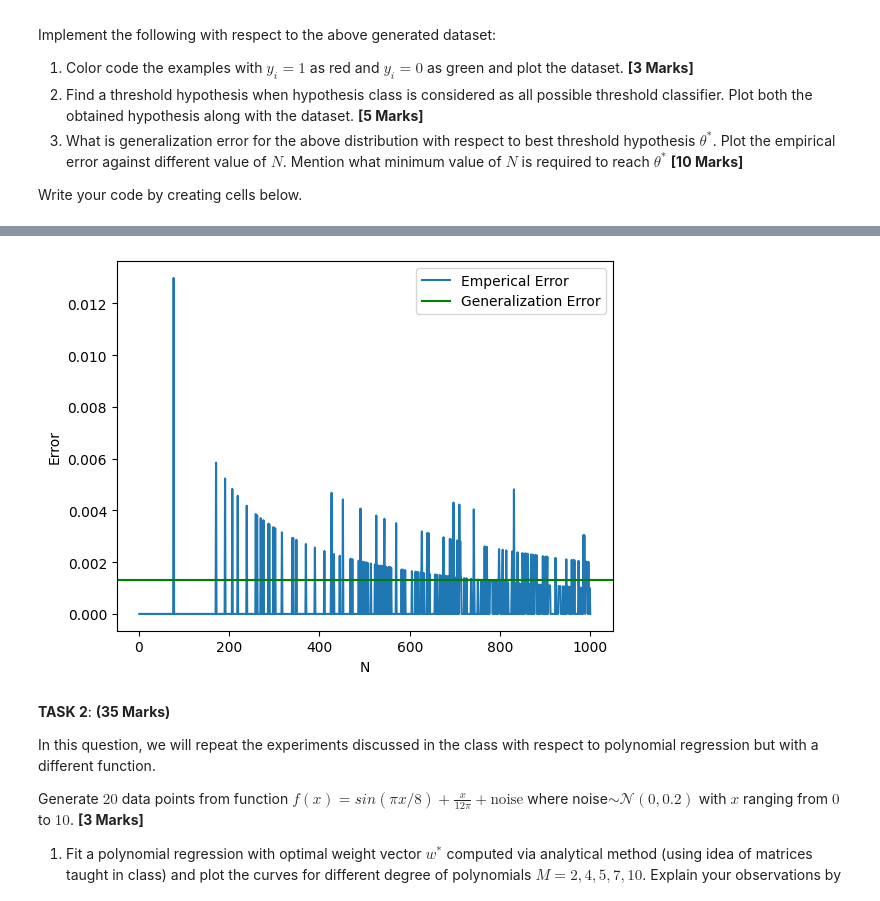
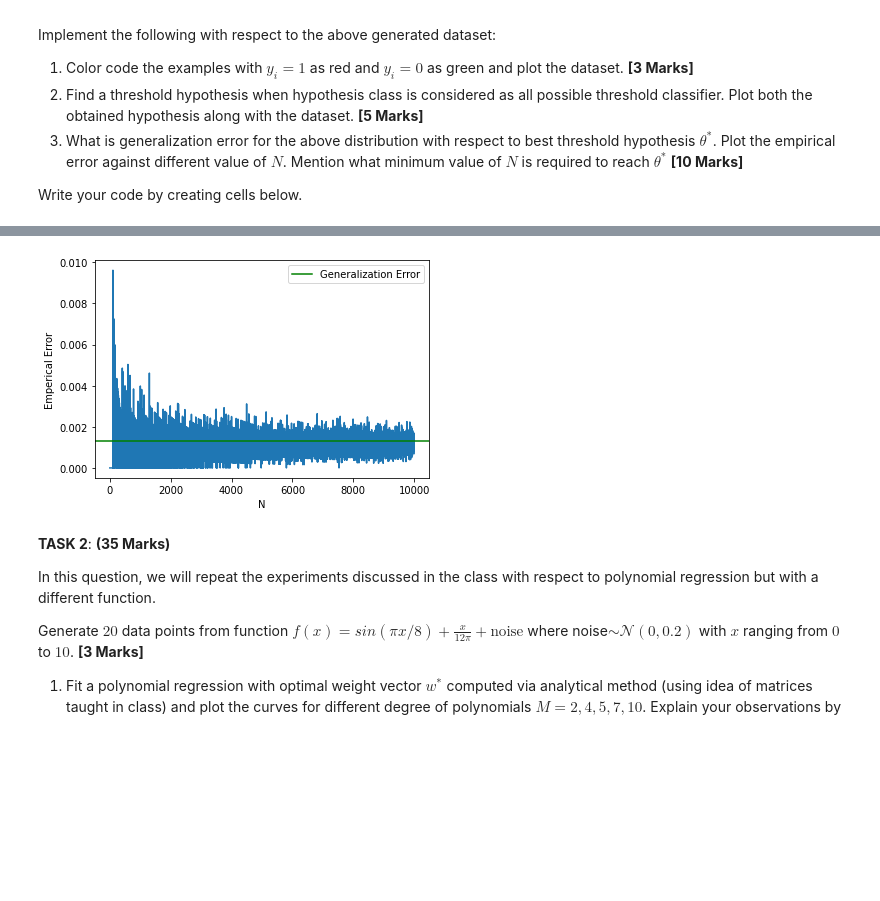
Before and after one commit to khan-shahnawaz/MachineLearning, a Jupyter notebook: SHAHNAWAZ_KHAN_ML_(CS503)_Lab1_PAC_Regression.ipynb, the cells around one changed output, grey strips where cells are left out. Cells and saved outputs as stored; diff of their text form; code cells hidden in the pictures; blank space fills up the shorter version.

```diff
--- a/SHAHNAWAZ_KHAN_ML_(CS503)_Lab1_PAC_Regression.ipynb
+++ b/SHAHNAWAZ_KHAN_ML_(CS503)_Lab1_PAC_Regression.ipynb
@@ -104,15 +104,16 @@ class dataSet():
     return ''
 
   def generateRandomData(self, N0: tuple, N1: tuple):
-    self.Y = np.array([random.randint(0,1) for i in range(self.N)])
-    self.X=np.array([0.0 for i in range(self.N)])
+    self.Y = np.array([random.randint(0,1) for i in range(self.N)]) # Generate random Y
+    self.X=np.array([0.0 for i in range(self.N)]) # Initialize X
     for i in range(self.N):
       if self.Y[i] == 0:
-        self.X[i] = np.random.normal(N0[0], N0[1])
+        self.X[i] = np.random.normal(N0[0], N0[1])  # Generate random X
       else:
-        self.X[i] = np.random.normal(N1[0], N1[1])
+        self.X[i] = np.random.normal(N1[0], N1[1])  # Generate random X
 
   def plot(self):
+    ''' Plot the dataset obtained'''
     colorCode =['green', 'red']
     for i in range(self.N):
       plt.scatter(self.X[i], 0, c=colorCode[self.Y[i]])
@@ -233,29 +235,29 @@ def empericalError(data: dataSet, threshold):
 # %%
 ''' c). Best value for the threshold '''
 ''' We got the generalisation error for the best possible threshold to be as 0.0013 which is 0.13%'''
 ''' Calculating the emperical error for each value from 1 to N '''
 
 
 
-N = 1000
+N = 10000
 generalisationError = 0.0013 # Calculated in percentage
 plt.plot()
 x = []
 y = []
 for i in range(1,N+1):
-    data = dataSet(i, (9, 1), (3, 1))
-    hypothesis = thresholdHypothesis(data)
-    error = empericalError(data, hypothesis)
+    data = dataSet(i, (9, 1), (3, 1))       #Generate a dataset for each value of N
+    hypothesis = thresholdHypothesis(data)      #Find the threshold hypothesis for the dataset
+    error = empericalError(data, hypothesis)    #Find the emperical error for the dataset
     x.append(i)
     y.append(error)
-plt.plot(x,y, label = 'Emperical Error')
+plt.plot(x,y)                            #Plot the emperical error for each value of N
 plt.axhline(y = generalisationError, color = 'g', label = 'Generalization Error')
 plt.legend()
 plt.xlabel('N')
-plt.ylabel('Error')
+plt.ylabel('Emperical Error')
 plt.show()
 # %% [output]
-[figure, old version]
+[figure, new version]
 # %% [markdown]
 **TASK 2**:                                                      **(35 Marks)**
 
```
Also changed, not shown: parts of 21 cells of this notebook, 1 other file.
